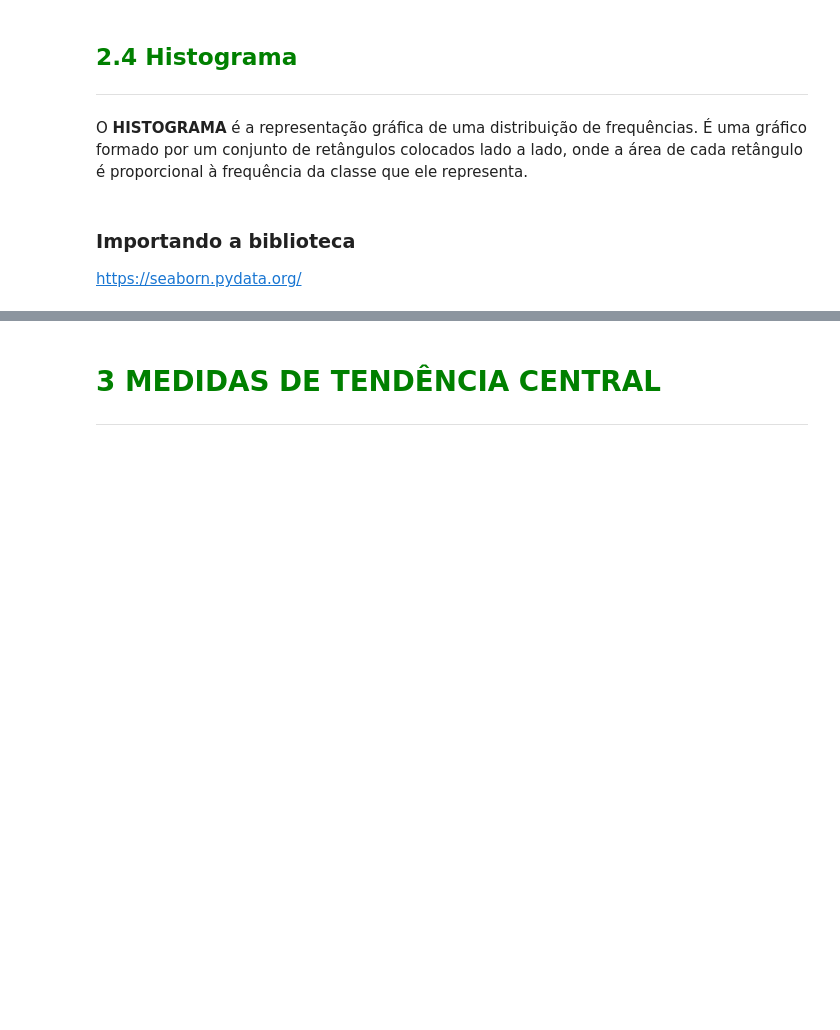
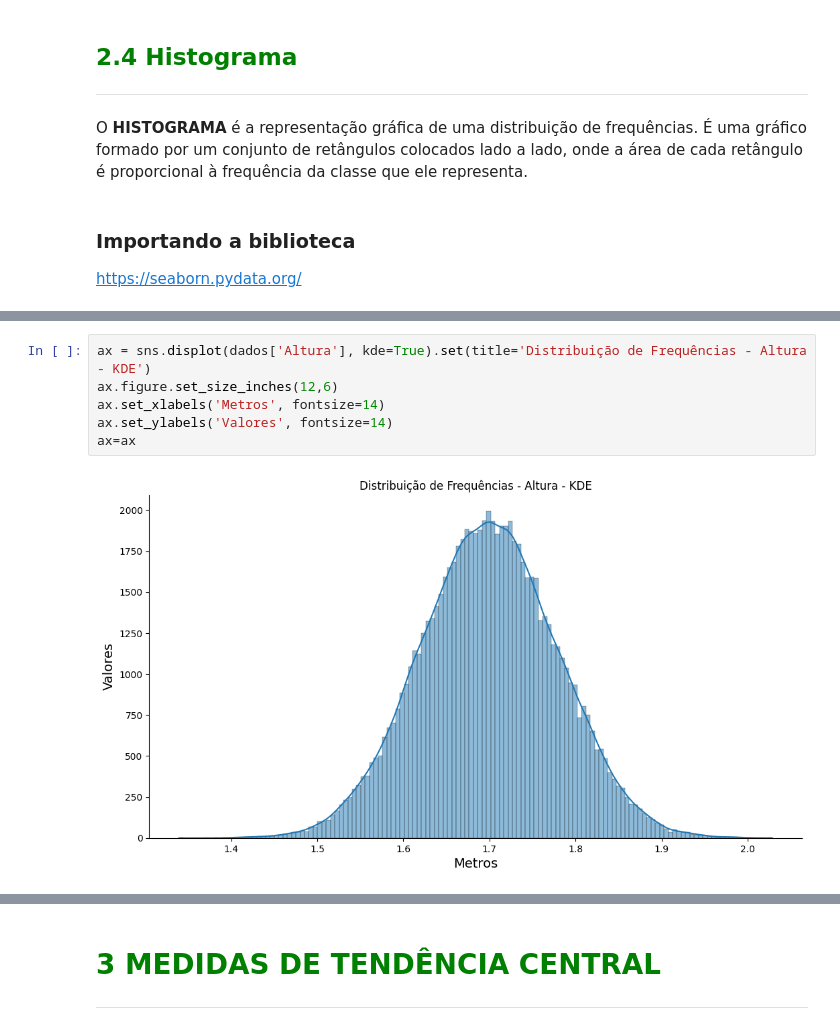
Before and after one commit to rivaldo/estatistica_basica_tcc, a Jupyter notebook: Curso de Estatística/Curso_de_Estatística_Parte_1.ipynb, the cells around one changed output, grey strips where cells are left out. Drawn from its saved outputs; the diff is of its cells as text; blank space fills up the shorter version.

```diff
--- a/Curso de Estatística/Curso_de_Estatística_Parte_1.ipynb
+++ b/Curso de Estatística/Curso_de_Estatística_Parte_1.ipynb
@@ -494,0 +586,8 @@ https://seaborn.pydata.org/
+# %%
+ax = sns.displot(dados['Altura'], kde=True).set(title='Distribuição de Frequências - Altura - KDE')
+ax.figure.set_size_inches(12,6)
+ax.set_xlabels('Metros', fontsize=14)
+ax.set_ylabels('Valores', fontsize=14)
+ax=ax
+# %% [output]
+[figure, added]
```
Also changed, not shown: parts of 14 cells of this notebook.
